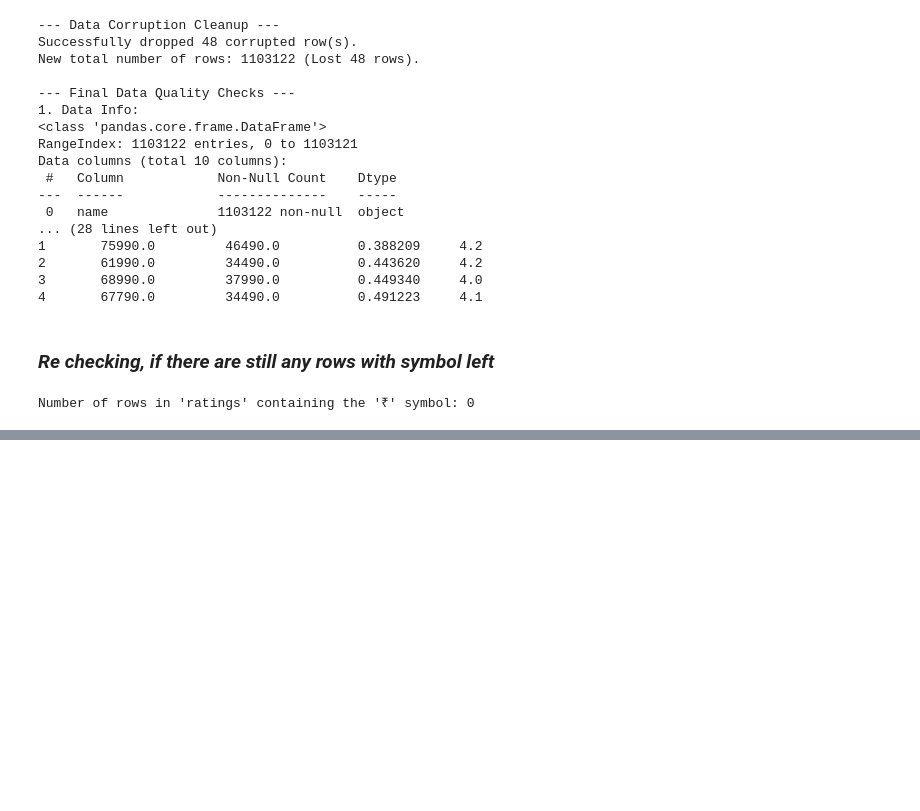
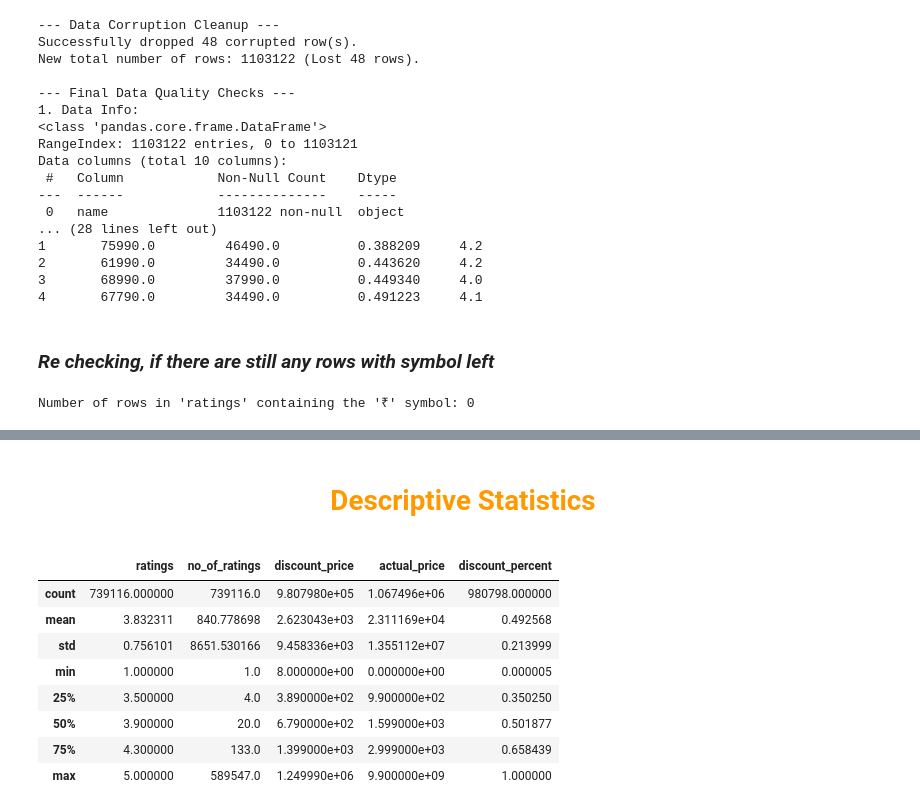
Before and after one commit to RayyanDevZone/Eda-Amazon-Sales, a Jupyter notebook: amazon-sales-2023-eda.ipynb, the cells around one changed output, grey strips where cells are left out. Saved outputs shown, nothing was run; the diff lists cells and outputs as text; code cells hidden in the pictures; blank space fills up the shorter version.

Commit message:
changing the datatypes of ratings and no of ratings and descriptive stats of numeric column

```diff
--- a/amazon-sales-2023-eda.ipynb
+++ b/amazon-sales-2023-eda.ipynb
@@ -290,0 +311,18 @@ Number of rows in 'ratings' containing the '₹' symbol: 0
+# %%
+df['ratings'] = pd.to_numeric(df['ratings'], errors='coerce')
+df['no_of_ratings'] = df['no_of_ratings'].astype(str).str.replace(',', '', regex=False)
+df['no_of_ratings'] = pd.to_numeric(df['no_of_ratings'], errors='coerce').astype('Int64')
+# %% [markdown]
+#### **<h1 align="center"><span style="color:#ff9900;">Descriptive Statistics</span>**
+# %%
+df.describe()
+# %% [output]
+|  | ratings | no_of_ratings | discount_price | actual_price | discount_percent |
+| count | 739116.000000 | 739116.0 | 9.807980e+05 | 1.067496e+06 | 980798.000000 |
+| mean | 3.832311 | 840.778698 | 2.623043e+03 | 2.311169e+04 | 0.492568 |
+| std | 0.756101 | 8651.530166 | 9.458336e+03 | 1.355112e+07 | 0.213999 |
+| min | 1.000000 | 1.0 | 8.000000e+00 | 0.000000e+00 | 0.000005 |
+| 25% | 3.500000 | 4.0 | 3.890000e+02 | 9.900000e+02 | 0.350250 |
+| 50% | 3.900000 | 20.0 | 6.790000e+02 | 1.599000e+03 | 0.501877 |
+| 75% | 4.300000 | 133.0 | 1.399000e+03 | 2.999000e+03 | 0.658439 |
+| max | 5.000000 | 589547.0 | 1.249990e+06 | 9.900000e+09 | 1.000000 |
```
Also changed, not shown: parts of 1 cell of this notebook.
